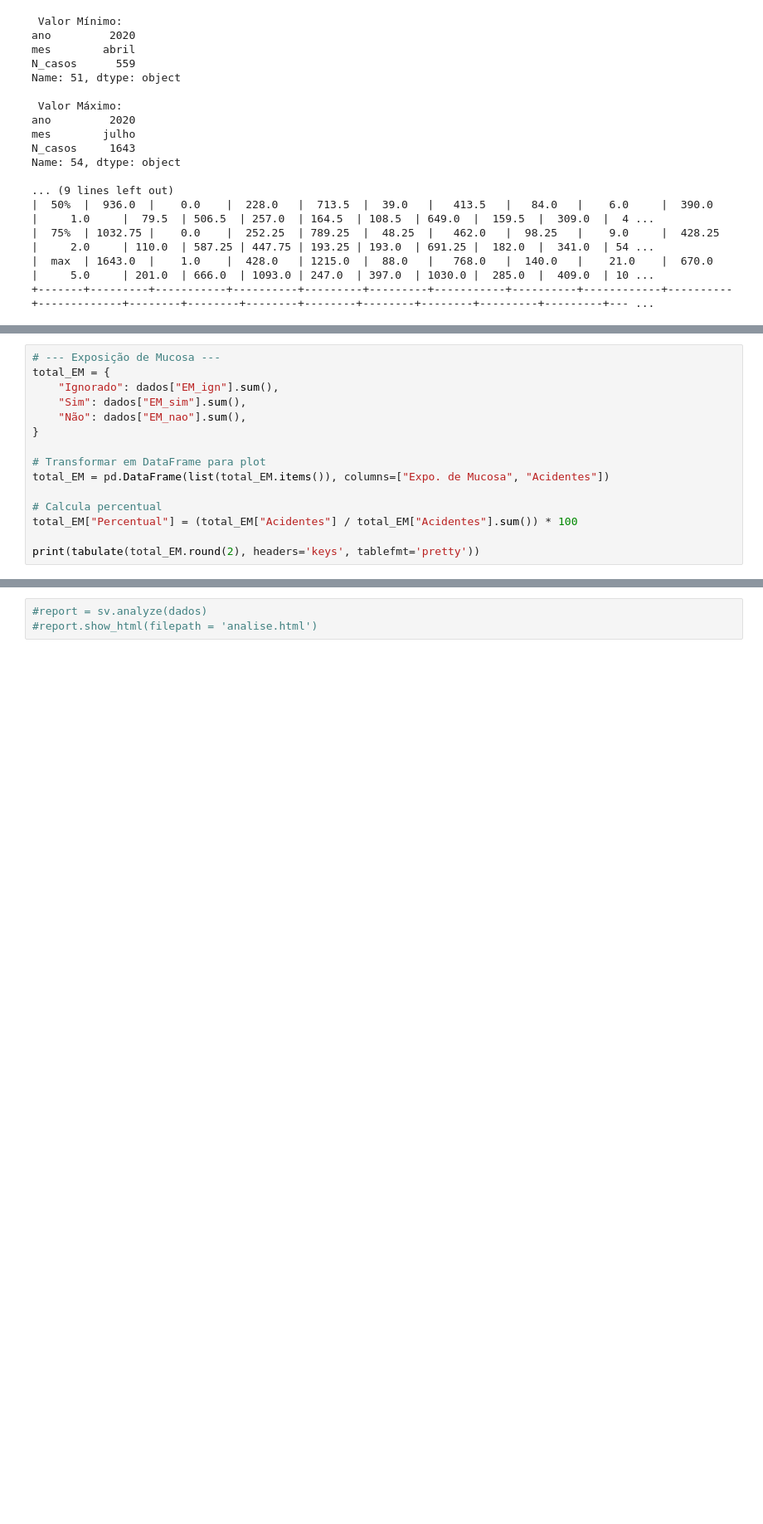
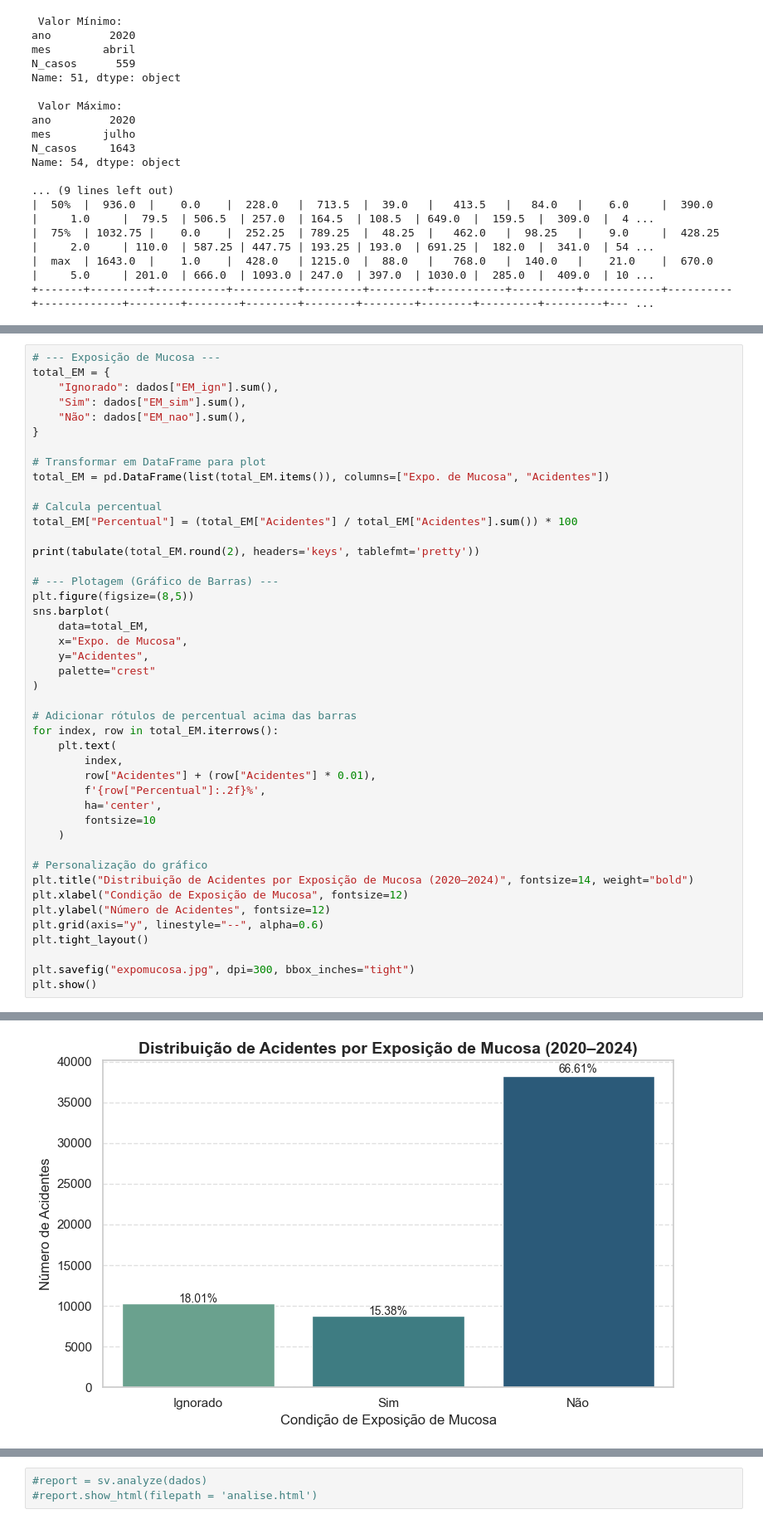
Before and after one commit to Pedrohscoelli/bio-security, a Jupyter notebook: biosecurity.ipynb, the cells around one changed output, grey strips where cells are left out. Shown at 83% size. Cells and saved outputs as stored; diff of their text form; blank space fills up the shorter version.

```diff
--- a/biosecurity.ipynb
+++ b/biosecurity.ipynb
@@ -193,26 +309,56 @@ print(tabulate(total_EP.round(2), headers='keys', tablefmt='pretty'))
 # %%
 # --- Exposição de Mucosa ---
 total_EM = {
     "Ignorado": dados["EM_ign"].sum(),
     "Sim": dados["EM_sim"].sum(),
     "Não": dados["EM_nao"].sum(),
 }
 
 # Transformar em DataFrame para plot
 total_EM = pd.DataFrame(list(total_EM.items()), columns=["Expo. de Mucosa", "Acidentes"])
 
 # Calcula percentual
 total_EM["Percentual"] = (total_EM["Acidentes"] / total_EM["Acidentes"].sum()) * 100
 
 print(tabulate(total_EM.round(2), headers='keys', tablefmt='pretty'))
+
+# --- Plotagem (Gráfico de Barras) ---
+plt.figure(figsize=(8,5))
+sns.barplot(
+    data=total_EM,
+    x="Expo. de Mucosa",
+    y="Acidentes",
+    palette="crest"
+)
+
+# Adicionar rótulos de percentual acima das barras
+for index, row in total_EM.iterrows():
+    plt.text(
+        index,
+        row["Acidentes"] + (row["Acidentes"] * 0.01),
+        f'{row["Percentual"]:.2f}%',
+        ha='center',
+        fontsize=10
+    )
+
+# Personalização do gráfico
+plt.title("Distribuição de Acidentes por Exposição de Mucosa (2020–2024)", fontsize=14, weight="bold")
+plt.xlabel("Condição de Exposição de Mucosa", fontsize=12)
+plt.ylabel("Número de Acidentes", fontsize=12)
+plt.grid(axis="y", linestyle="--", alpha=0.6)
+plt.tight_layout()
+
+plt.savefig("expomucosa.jpg", dpi=300, bbox_inches="tight")
+plt.show()
 # %% [output]
 +---+-----------------+-----------+------------+
 |   | Expo. de Mucosa | Acidentes | Percentual |
 +---+-----------------+-----------+------------+
 | 0 |    Ignorado     |   10337   |   18.01    |
 | 1 |       Sim       |   8827    |   15.38    |
 | 2 |       Não       |   38222   |   66.61    |
 +---+-----------------+-----------+------------+
+[figure, added]
 # %%
 # --- Exposição de Pele integra ---
 total_EPi = {
```
Also changed, not shown: parts of 16 cells of this notebook, 12 other files.
